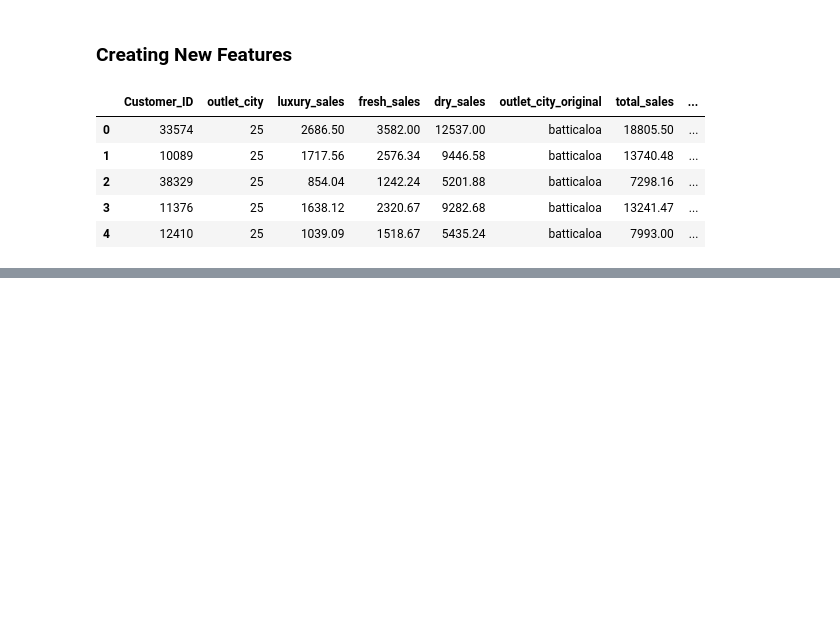
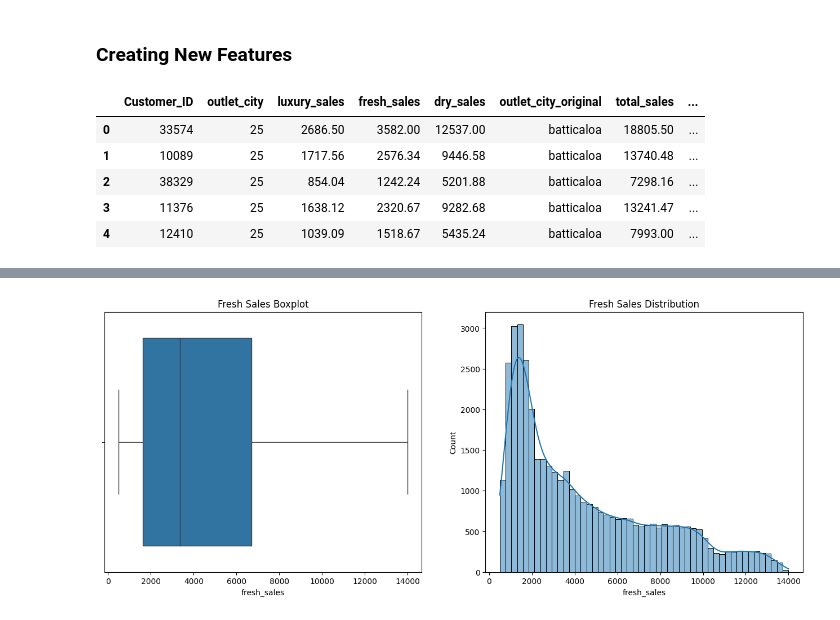
Before and after one commit to DSPL-Project-Group-B10/Cleaning, a Jupyter notebook: DSPL_Cleaning_and_Editing.ipynb, the cells around one changed output, grey strips where cells are left out. Drawn from its saved outputs; the diff is of its cells as text; code cells hidden in the pictures; blank space fills up the shorter version.

```diff
--- a/DSPL_Cleaning_and_Editing.ipynb
+++ b/DSPL_Cleaning_and_Editing.ipynb
@@ -755,0 +781,17 @@ df.head()
+# %%
+# Fresh Sales Visualization
+plt.figure(figsize=(16, 6))
+
+# Boxplot for Fresh Sales
+plt.subplot(1, 2, 1)
+sns.boxplot(x=df['fresh_sales'])
+plt.title("Fresh Sales Boxplot")
+
+# Histogram for Fresh Sales
+plt.subplot(1, 2, 2)
+sns.histplot(df['fresh_sales'], bins=50, kde=True)
+plt.title("Fresh Sales Distribution")
+
+plt.show()
+# %% [output]
+[figure, added]
```
Also changed, not shown: parts of 18 cells of this notebook.
